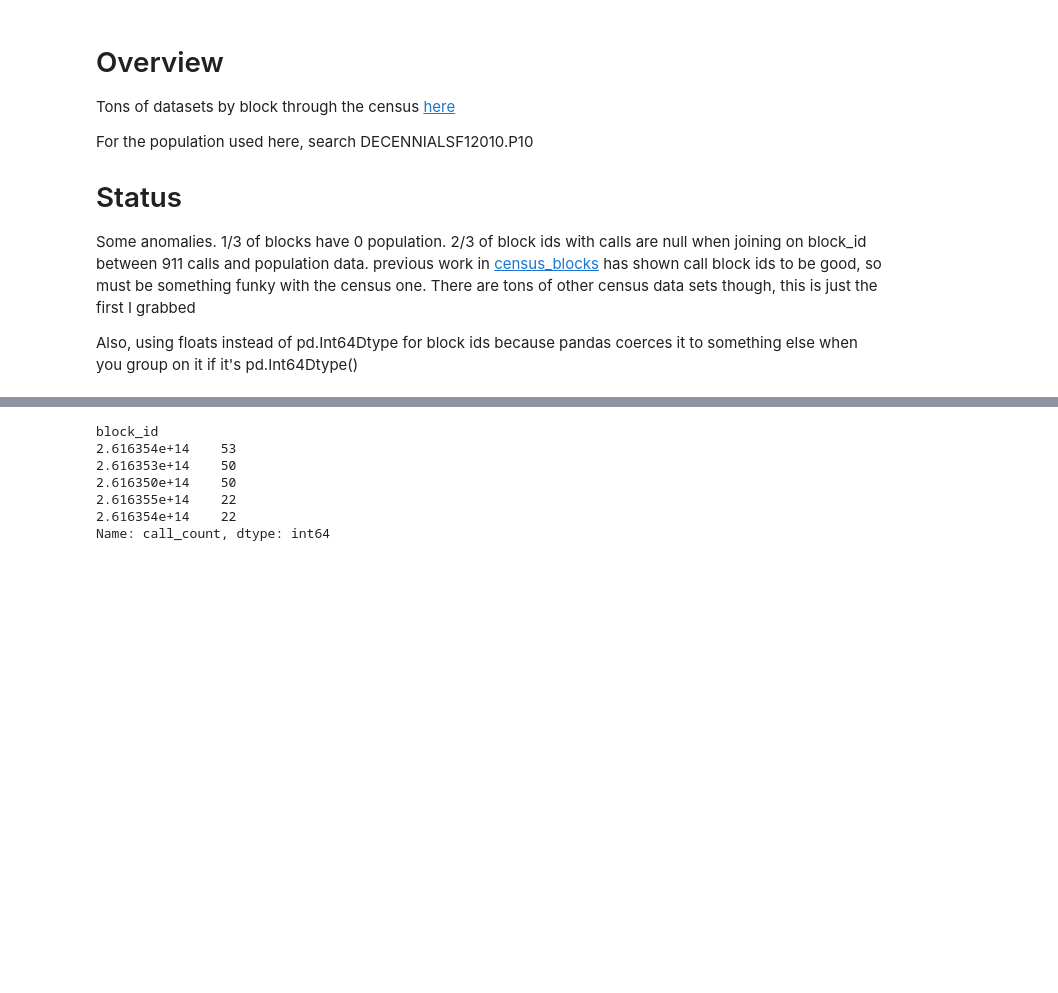
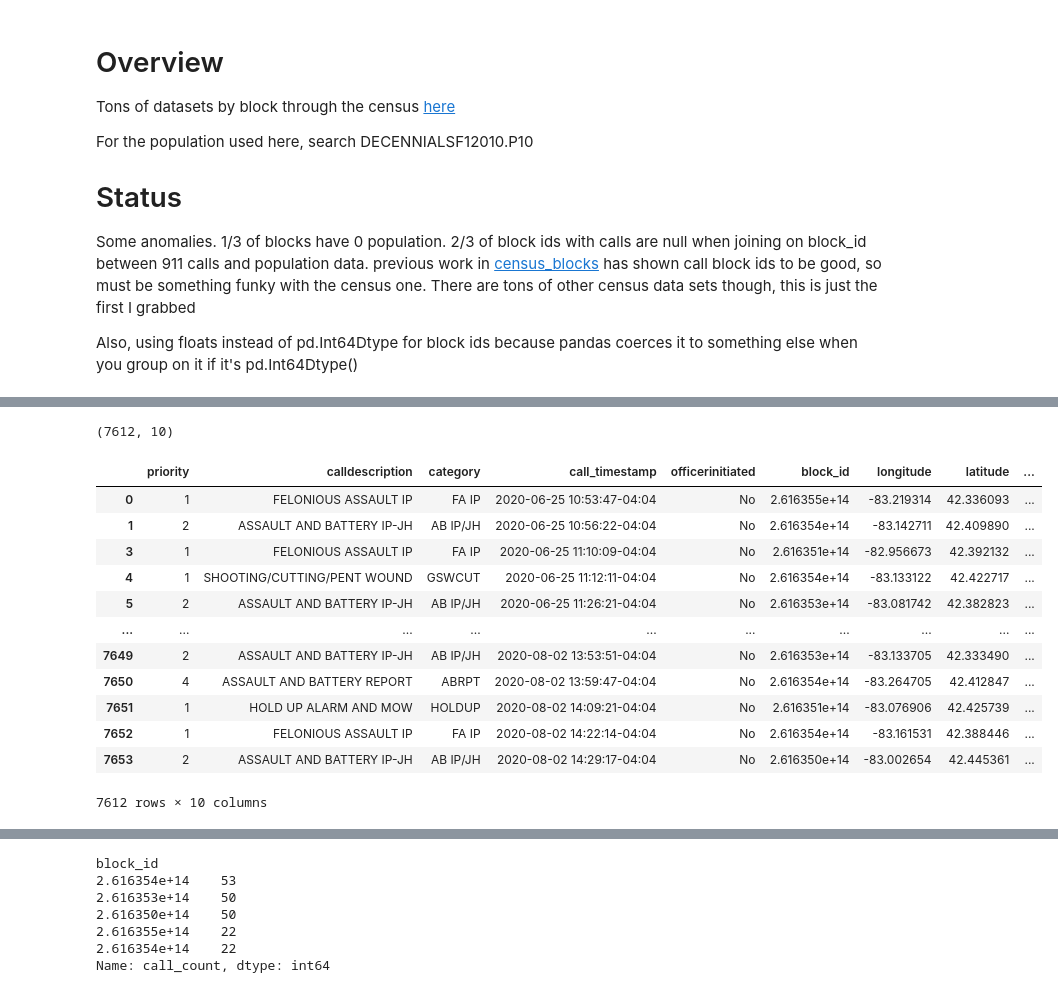
Before and after one commit to ahakso/detroit, a Jupyter notebook: response_911.ipynb, the cells around one changed output, grey strips where cells are left out. Drawn from its saved outputs; the diff is of its cells as text; code cells hidden in the pictures; blank space fills up the shorter version.

```diff
--- a/response_911.ipynb
+++ b/response_911.ipynb
@@ -59,0 +70,20 @@ call.shape
+# %%
+call.shape
+# %% [output]
+(7612, 10)
+# %%
+call
+# %% [output]
+|  | priority | calldescription | category | call_timestamp | officerinitiated | block_id | longitude | latitude | ... |
+| 0 | 1 | FELONIOUS ASSAULT IP | FA IP | 2020-06-25 10:53:47-04:04 | No | 2.616355e+14 | -83.219314 | 42.336093 | ... |
+| 1 | 2 | ASSAULT AND BATTERY IP-JH | AB IP/JH | 2020-06-25 10:56:22-04:04 | No | 2.616354e+14 | -83.142711 | 42.409890 | ... |
+| 3 | 1 | FELONIOUS ASSAULT IP | FA IP | 2020-06-25 11:10:09-04:04 | No | 2.616351e+14 | -82.956673 | 42.392132 | ... |
+| 4 | 1 | SHOOTING/CUTTING/PENT WOUND | GSWCUT | 2020-06-25 11:12:11-04:04 | No | 2.616354e+14 | -83.133122 | 42.422717 | ... |
+| 5 | 2 | ASSAULT AND BATTERY IP-JH | AB IP/JH | 2020-06-25 11:26:21-04:04 | No | 2.616353e+14 | -83.081742 | 42.382823 | ... |
+| ... | ... | ... | ... | ... | ... | ... | ... | ... | ... |
+| 7649 | 2 | ASSAULT AND BATTERY IP-JH | AB IP/JH | 2020-08-02 13:53:51-04:04 | No | 2.616353e+14 | -83.133705 | 42.333490 | ... |
+| 7650 | 4 | ASSAULT AND BATTERY REPORT | ABRPT | 2020-08-02 13:59:47-04:04 | No | 2.616354e+14 | -83.264705 | 42.412847 | ... |
+| 7651 | 1 | HOLD UP ALARM AND MOW | HOLDUP | 2020-08-02 14:09:21-04:04 | No | 2.616351e+14 | -83.076906 | 42.425739 | ... |
+| 7652 | 1 | FELONIOUS ASSAULT IP | FA IP | 2020-08-02 14:22:14-04:04 | No | 2.616354e+14 | -83.161531 | 42.388446 | ... |
+| 7653 | 2 | ASSAULT AND BATTERY IP-JH | AB IP/JH | 2020-08-02 14:29:17-04:04 | No | 2.616350e+14 | -83.002654 | 42.445361 | ... |
+7612 rows × 10 columns
```
Also changed, not shown: parts of 11 cells of this notebook, 6 other files.
